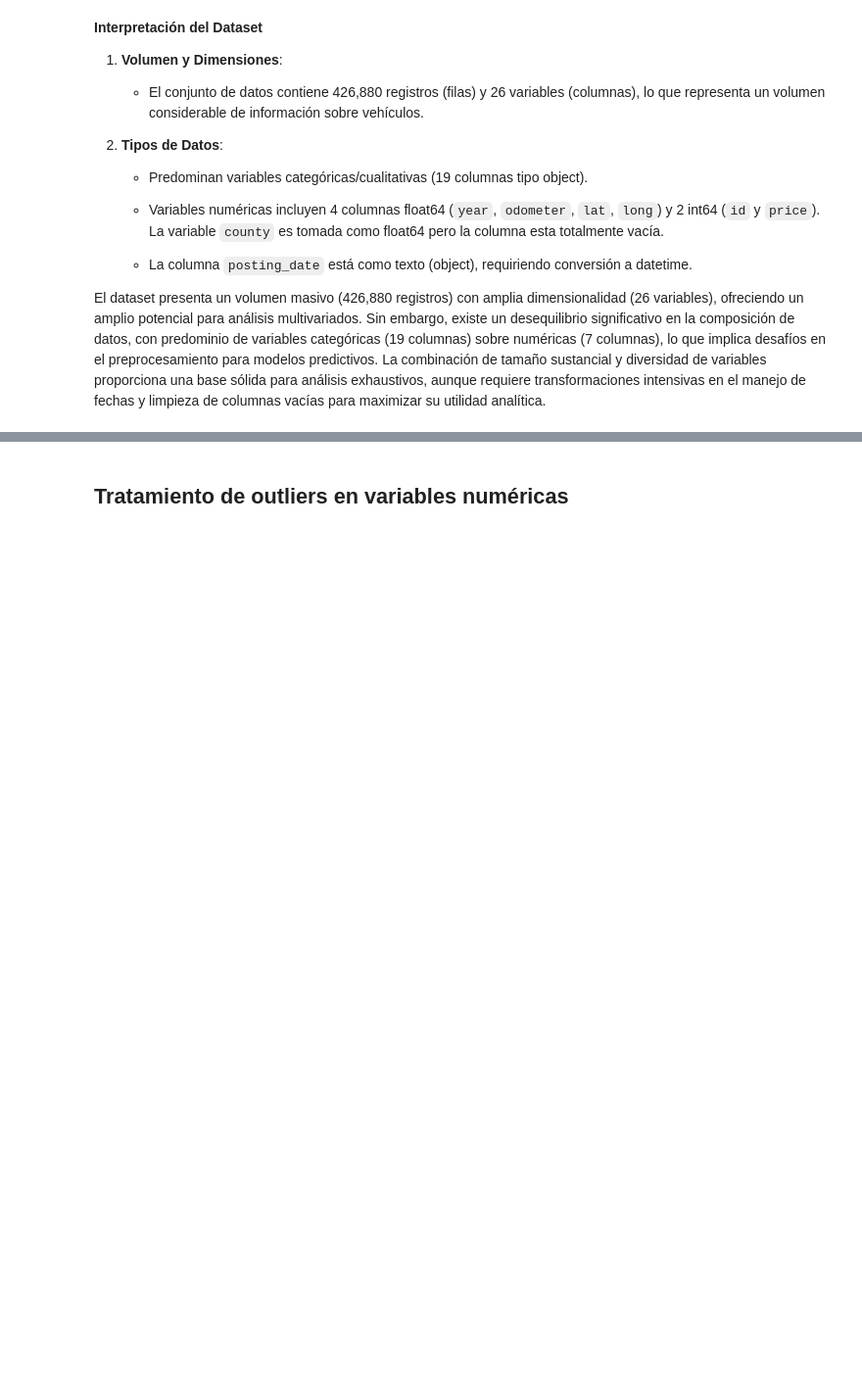
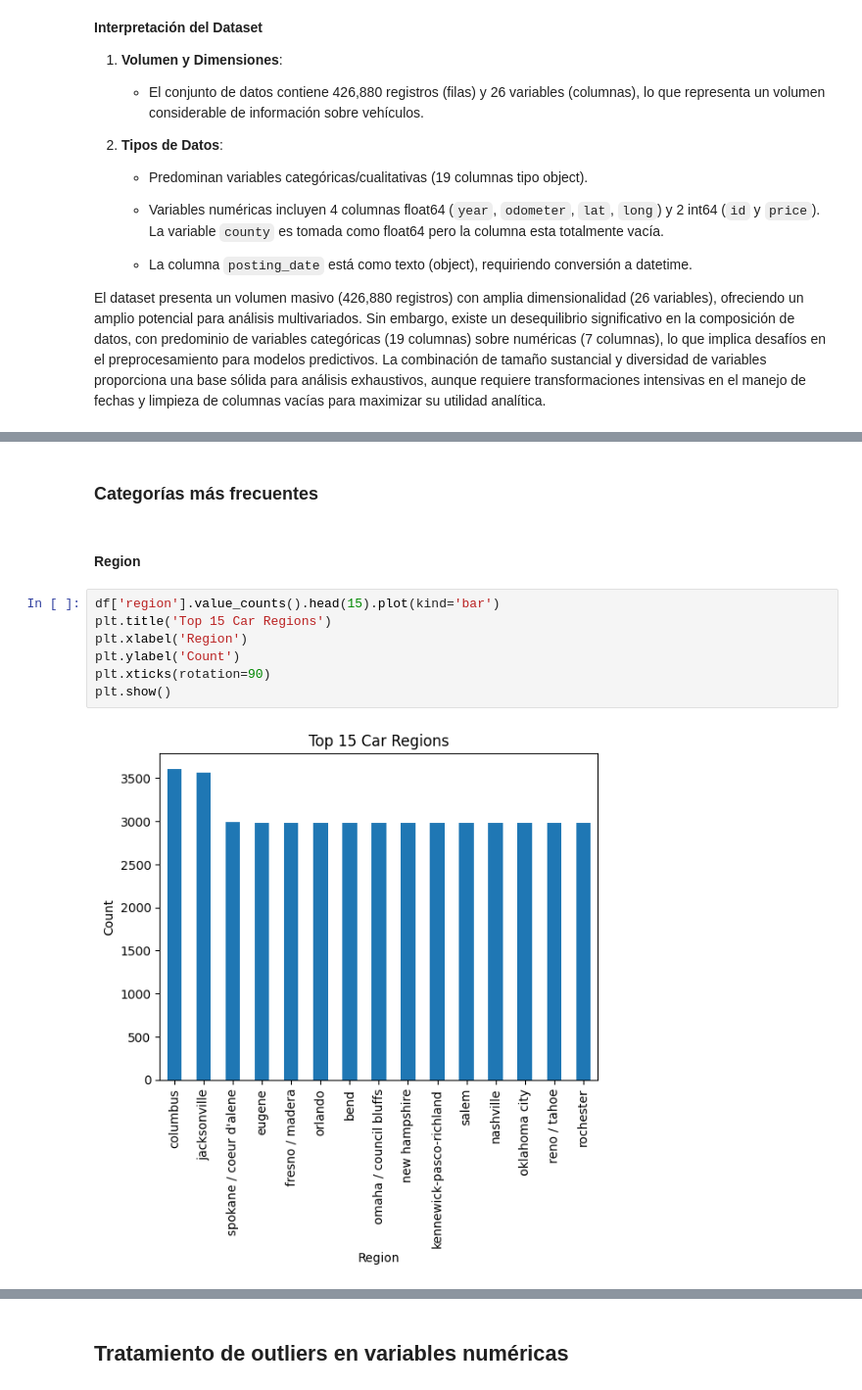
Before and after one commit to cristianclc/modelos_ridge_lasso_logistic, a Jupyter notebook: _sources/miniproject.ipynb, the cells around one changed output, grey strips where cells are left out. Shown at 98% size. Saved outputs shown, nothing was run; the diff lists cells and outputs as text; blank space fills up the shorter version.

```diff
--- a/_sources/miniproject.ipynb
+++ b/_sources/miniproject.ipynb
@@ -95,0 +141,13 @@ El dataset presenta un volumen masivo (426,880 registros) con amplia dimensional
+# %% [markdown]
+### Categorías más frecuentes
+# %% [markdown]
+#### Region
+# %%
+df['region'].value_counts().head(15).plot(kind='bar')
+plt.title('Top 15 Car Regions')
+plt.xlabel('Region')
+plt.ylabel('Count')
+plt.xticks(rotation=90)
+plt.show()
+# %% [output]
+[figure, added]
```
Also changed, not shown: parts of 36 cells of this notebook, 19 other files.
